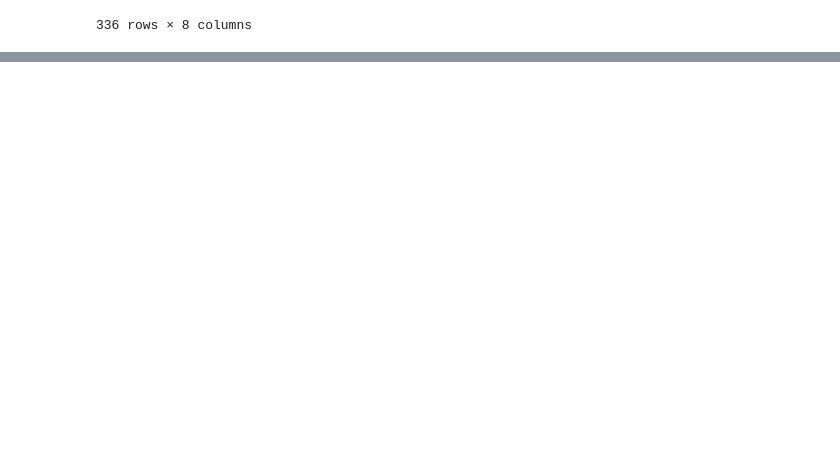
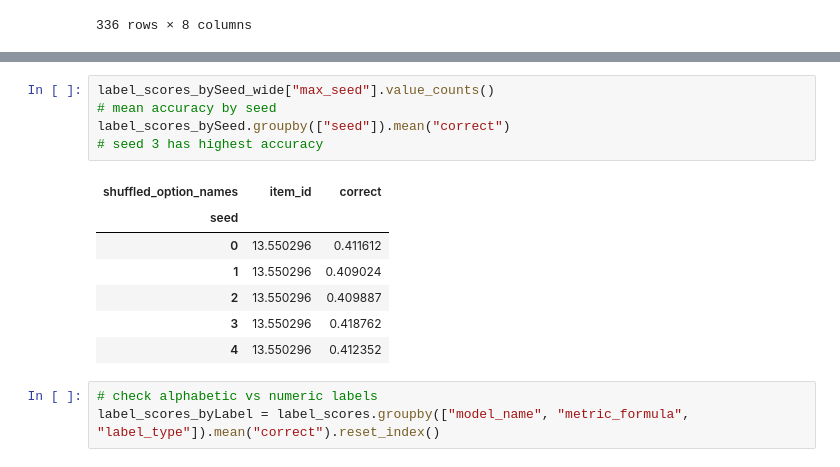
Before and after one commit to polina-tsvilodub/LLM_link, a Jupyter notebook: analysis/01_label_scores_analysis.ipynb, the cells around one changed output, grey strips where cells are left out. Drawn from its saved outputs; the diff is of its cells as text; blank space fills up the shorter version.

```diff
--- a/analysis/01_label_scores_analysis.ipynb
+++ b/analysis/01_label_scores_analysis.ipynb
@@ -701,0 +457,16 @@ label_scores_summary_out = label_scores_summary_out.rename(columns={"correct":"d
+# %%
+label_scores_bySeed_wide["max_seed"].value_counts()
+# mean accuracy by seed
+label_scores_bySeed.groupby(["seed"]).mean("correct")
+# seed 3 has highest accuracy
+# %% [output]
+| shuffled_option_names | item_id | correct |
+| seed |  |  |
+| 0 | 13.550296 | 0.411612 |
+| 1 | 13.550296 | 0.409024 |
+| 2 | 13.550296 | 0.409887 |
+| 3 | 13.550296 | 0.418762 |
+| 4 | 13.550296 | 0.412352 |
+# %%
+# check alphabetic vs numeric labels
+label_scores_byLabel = label_scores.groupby(["model_name", "metric_formula", "label_type"]).mean("correct").reset_index()
```
Also changed, not shown: parts of 65 cells of this notebook, 2 other files.
